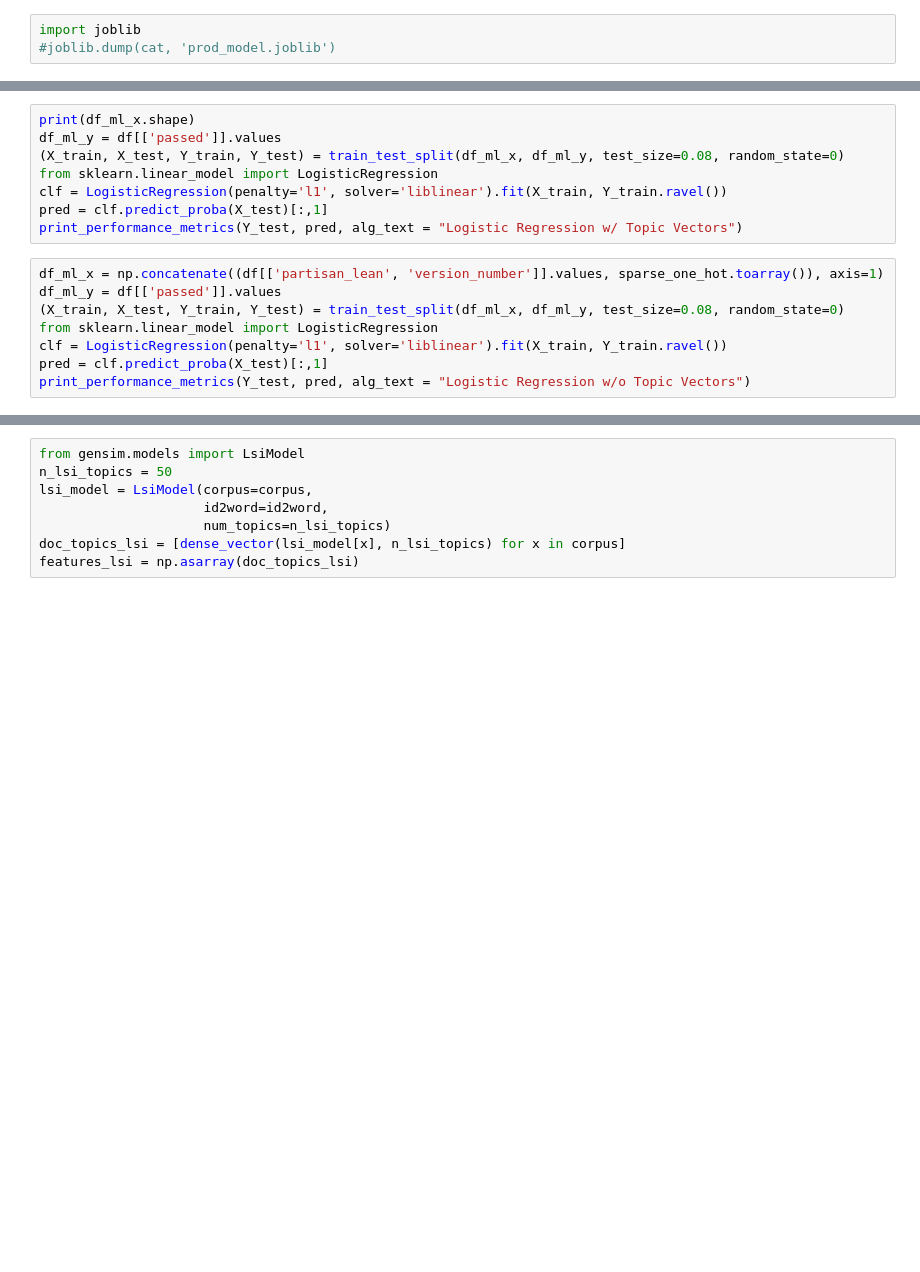
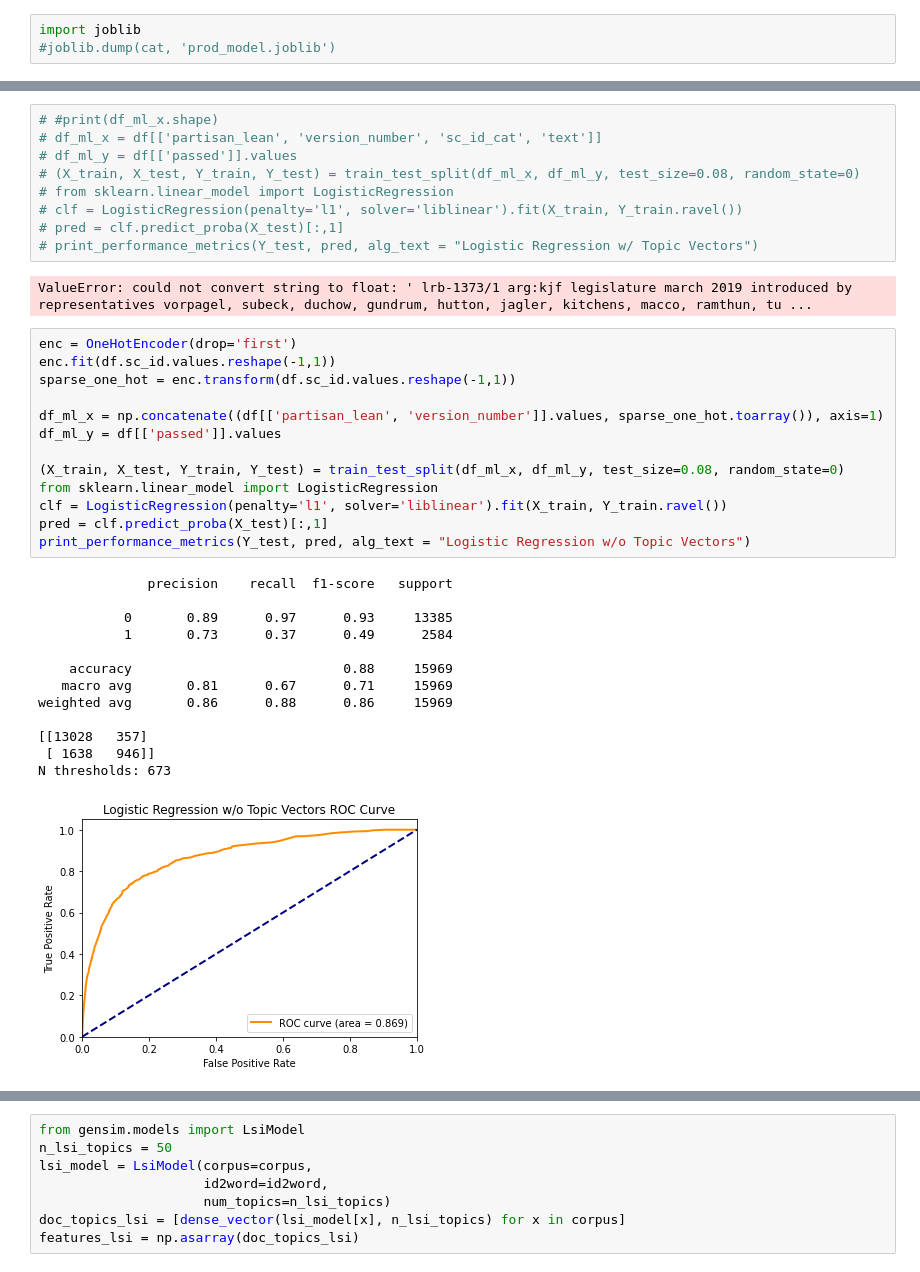
Before and after one commit to lukevancleve/govhawk_ml, a Jupyter notebook: notebooks/basic_model_specification_search.ipynb, the cells around one changed output, grey strips where cells are left out. Cells and saved outputs as stored; diff of their text form; blank space fills up the shorter version.

```diff
--- a/notebooks/basic_model_specification_search.ipynb
+++ b/notebooks/basic_model_specification_search.ipynb
@@ -200,17 +215,39 @@ results = cat_model.grid_search({'depth':[3,5,8], 'learning_rate':[0.03, 0.1, 0.
 # %%
-print(df_ml_x.shape)
-df_ml_y = df[['passed']].values
-(X_train, X_test, Y_train, Y_test) = train_test_split(df_ml_x, df_ml_y, test_size=0.08, random_state=0)
-from sklearn.linear_model import LogisticRegression
-clf = LogisticRegression(penalty='l1', solver='liblinear').fit(X_train, Y_train.ravel())
-pred = clf.predict_proba(X_test)[:,1]
-print_performance_metrics(Y_test, pred, alg_text = "Logistic Regression w/ Topic Vectors")
+# #print(df_ml_x.shape)
+# df_ml_x = df[['partisan_lean', 'version_number', 'sc_id_cat', 'text']]
+# df_ml_y = df[['passed']].values
+# (X_train, X_test, Y_train, Y_test) = train_test_split(df_ml_x, df_ml_y, test_size=0.08, random_state=0)
+# from sklearn.linear_model import LogisticRegression
+# clf = LogisticRegression(penalty='l1', solver='liblinear').fit(X_train, Y_train.ravel())
+# pred = clf.predict_proba(X_test)[:,1]
+# print_performance_metrics(Y_test, pred, alg_text = "Logistic Regression w/ Topic Vectors")
+# %% [output]
+ValueError: could not convert string to float: ' lrb-1373/1 arg:kjf legislature march 2019 introduced by representatives vorpagel, subeck, duchow, gundrum, hutton, jagler, kitchens, macco, ramthun, tu ...
 # %%
+enc = OneHotEncoder(drop='first')
+enc.fit(df.sc_id.values.reshape(-1,1))
+sparse_one_hot = enc.transform(df.sc_id.values.reshape(-1,1))
+
 df_ml_x = np.concatenate((df[['partisan_lean', 'version_number']].values, sparse_one_hot.toarray()), axis=1)
 df_ml_y = df[['passed']].values
+
 (X_train, X_test, Y_train, Y_test) = train_test_split(df_ml_x, df_ml_y, test_size=0.08, random_state=0)
 from sklearn.linear_model import LogisticRegression
 clf = LogisticRegression(penalty='l1', solver='liblinear').fit(X_train, Y_train.ravel())
 pred = clf.predict_proba(X_test)[:,1]
 print_performance_metrics(Y_test, pred, alg_text = "Logistic Regression w/o Topic Vectors")
+# %% [output]
+              precision    recall  f1-score   support
+
+           0       0.89      0.97      0.93     13385
+           1       0.73      0.37      0.49      2584
+
+    accuracy                           0.88     15969
+   macro avg       0.81      0.67      0.71     15969
+weighted avg       0.86      0.88      0.86     15969
+
+[[13028   357]
+ [ 1638   946]]
+N thresholds: 673
+[figure, added]
 # %%
```
Also changed, not shown: parts of 4 cells of this notebook, 8 other files.
